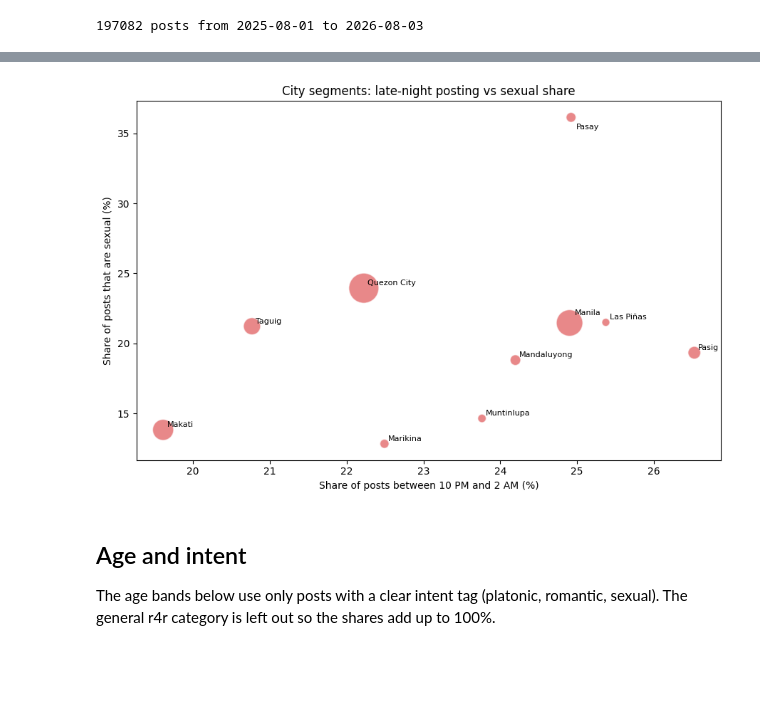
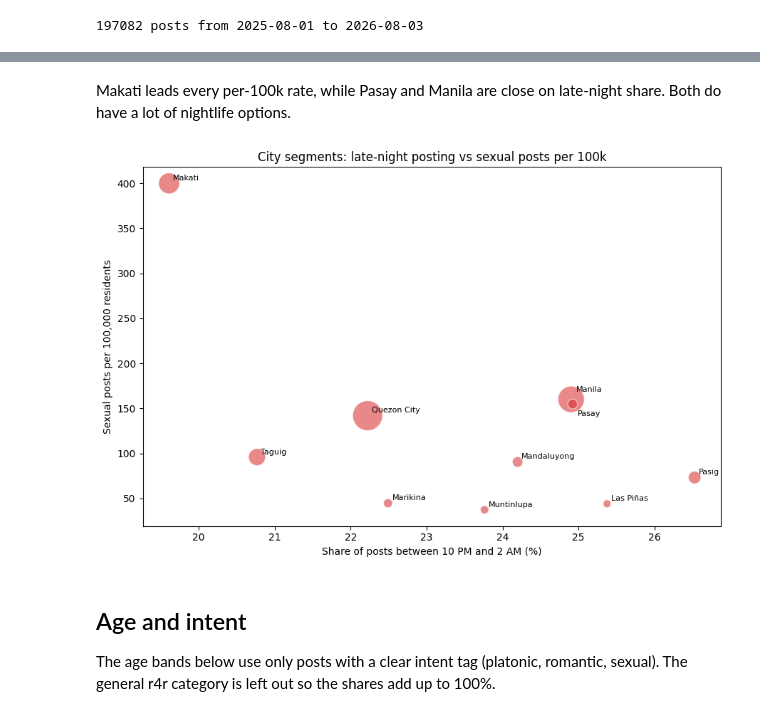
Before and after one commit to lordgpm/dep-data-engineering-lord_marin, a Jupyter notebook: notebooks/05_segments.ipynb, the cells around one changed output, grey strips where cells are left out. Saved outputs shown, nothing was run; the diff lists cells and outputs as text; code cells hidden in the pictures; blank space fills up the shorter version.

Commit message:
M5: compare subreddit rates and document coverage

```diff
--- a/notebooks/05_segments.ipynb
+++ b/notebooks/05_segments.ipynb
@@ -40,16 +42,15 @@ kpi = pd.DataFrame(index=city_posts.index)
 kpi["posts"] = city_posts.sum(axis=1)
 kpi["population"] = kpi.index.map(pop_lookup)
 kpi["posts_per_100k"] = kpi["posts"] / kpi["population"] * 100_000
-kpi["platonic_share"] = city_posts["platonic"] / kpi["posts"]
-kpi["romantic_share"] = city_posts["romantic"] / kpi["posts"]
-kpi["sexual_share"] = city_posts["sexual"] / kpi["posts"]
+kpi["general_per_100k"] = city_posts["all"] / kpi["population"] * 100_000
+for cat in ["platonic", "romantic", "sexual"]:
+    kpi[cat + "_per_100k"] = city_posts[cat] / kpi["population"] * 100_000
 
 late = window[window["city"].isin(pop_lookup)].groupby("city")["late_night"].mean()
 kpi["late_night_share"] = late
 kpi = kpi.sort_values("posts_per_100k", ascending=False)
 
 show = kpi.head(10).copy()
-for col in ["late_night_share", "platonic_share", "romantic_share", "sexual_share"]:
-    show[col] = (show[col] * 100).round(1)
+show["late_night_share"] = (show["late_night_share"] * 100).round(1)
 show.round(1)
 # %% [output]
@@ -68,32 +69,34 @@ show.round(1)
+# %% [markdown]
+Makati leads every per-100k rate, while Pasay and Manila are close on late-night share. Both do have a lot of nightlife options.
 # %%
 top = kpi[kpi["posts"] >= 1000]
 offsets = {"Manila": (5, 8), "Pasay": (5, -12)}
 
 fig, ax = plt.subplots(figsize=(9, 6))
 ax.scatter(
     top["late_night_share"] * 100,
-    top["sexual_share"] * 100,
+    top["sexual_per_100k"],
     s=top["posts"] / 20,
     alpha=0.55,
     color="tab:red",
     edgecolor="white",
 )
 for city, row in top.iterrows():
     ax.annotate(
         city,
-        (row["late_night_share"] * 100, row["sexual_share"] * 100),
+        (row["late_night_share"] * 100, row["sexual_per_100k"]),
         xytext=offsets.get(city, (4, 3)),
         textcoords="offset points",
         fontsize=8,
     )
-ax.set_title("City segments: late-night posting vs sexual share")
+ax.set_title("City segments: late-night posting vs sexual posts per 100k")
 ax.set_xlabel("Share of posts between 10 PM and 2 AM (%)")
-ax.set_ylabel("Share of posts that are sexual (%)")
+ax.set_ylabel("Sexual posts per 100,000 residents")
 plt.tight_layout()
 plt.savefig("../output/figures/fig6_city_segments.png", dpi=120)
 plt.show()
 # %% [output]
-[figure, old version]
+[figure, new version]
 # %% [markdown]
 ## Age and intent
 
```
Also changed, not shown: parts of 13 cells of this notebook, 4 other files.
